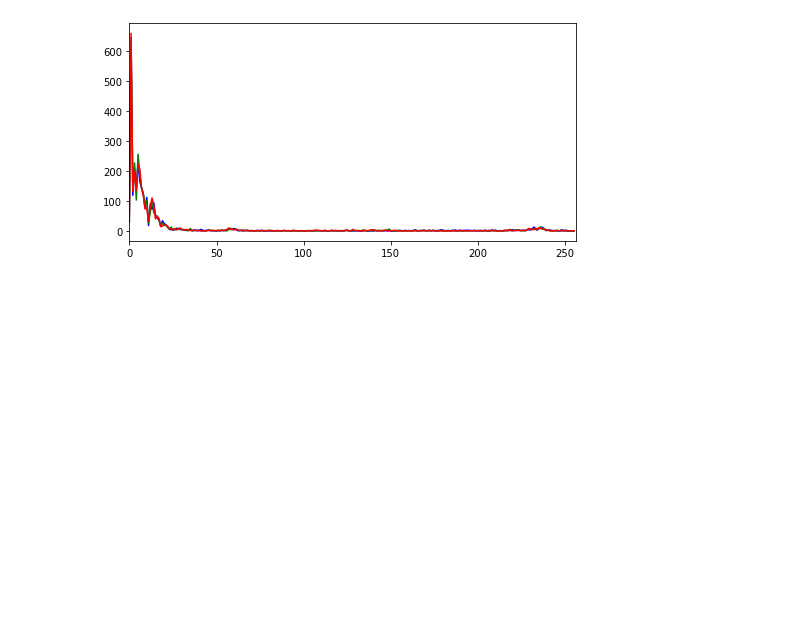
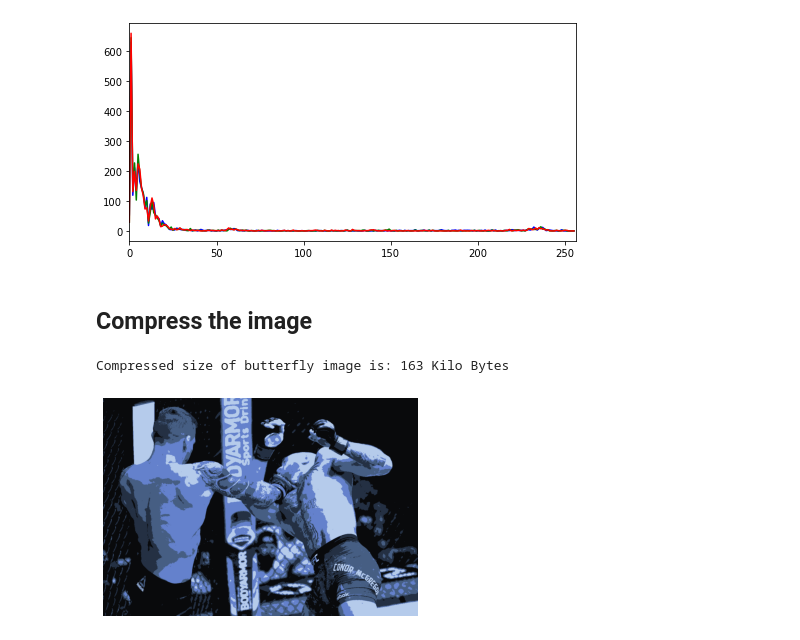
Before and after one commit to gbeak/Individual-Project, a Jupyter notebook: Image Processing.ipynb, the cells around one changed output. Drawn from its saved outputs; the diff is of its cells as text; code cells hidden in the pictures; blank space fills up the shorter version.

Commit message:
Image processing with Open CV

```diff
--- a/Image Processing.ipynb
+++ b/Image Processing.ipynb
@@ -90,3 +90,48 @@ for i,col in enumerate(color):
 plt.show()
 # %% [output]
 [figure]
+# %% [markdown]
+## Compress the image
+# %%
+from sklearn.cluster import KMeans
+import math
+import os
+
+num_rows = img_corrected.shape[0]
+num_cols = img_corrected.shape[1]
+transform_image_for_KMeans = img_corrected.reshape(num_rows * num_cols, 3)
+
+
+#Perform KMeans to compress butterfly image here, feel free to choose
+#any value for K, (i.e. K < 256) for compressing the image size. Use the value
+#of K to fill the value of n_clusters**
+
+
+kmeans = KMeans(n_clusters=5)
+kmeans.fit(transform_image_for_KMeans)
+cluster_centroids = np.asarray(kmeans.cluster_centers_,dtype=np.uint8)
+
+
+#labels represent the label of each pixel and which cluster it belongs to
+
+
+labels = np.asarray(kmeans.labels_,dtype=np.uint8 )
+labels = labels.reshape(num_rows,num_cols)
+
+
+#After running the above code, run the code below
+
+
+compressed_image = np.ones((num_rows, num_cols, 3), dtype=np.uint8)
+for r in range(num_rows):
+    for c in range(num_cols):
+        compressed_image[r, c, :] = cluster_centroids[labels[r, c], :]
+cv2.imwrite("compressed_image.png", compressed_image)
+compressed_im = cv2.imread('compressed_image.png')
+compressed_im_corrected = cv2.cvtColor(compressed_im, cv2.COLOR_BGR2RGB)
+plt.axis('off')
+plt.imshow(compressed_im_corrected)
+print("Compressed size of butterfly image is: {} Kilo Bytes".format(str(math.ceil((os.stat('compressed_image.png').st_size)/1000))))
+# %% [output]
+Compressed size of butterfly image is: 163 Kilo Bytes
+[figure, added]
```
